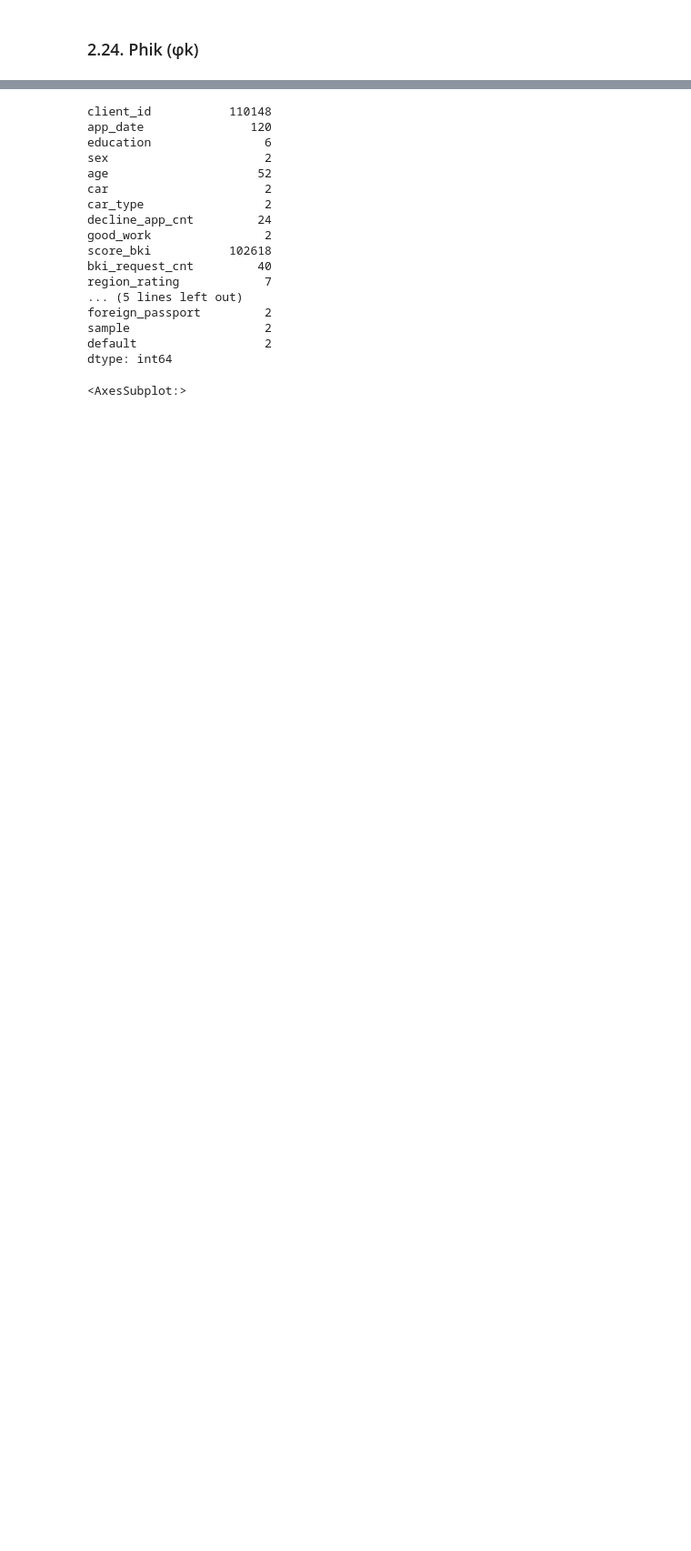
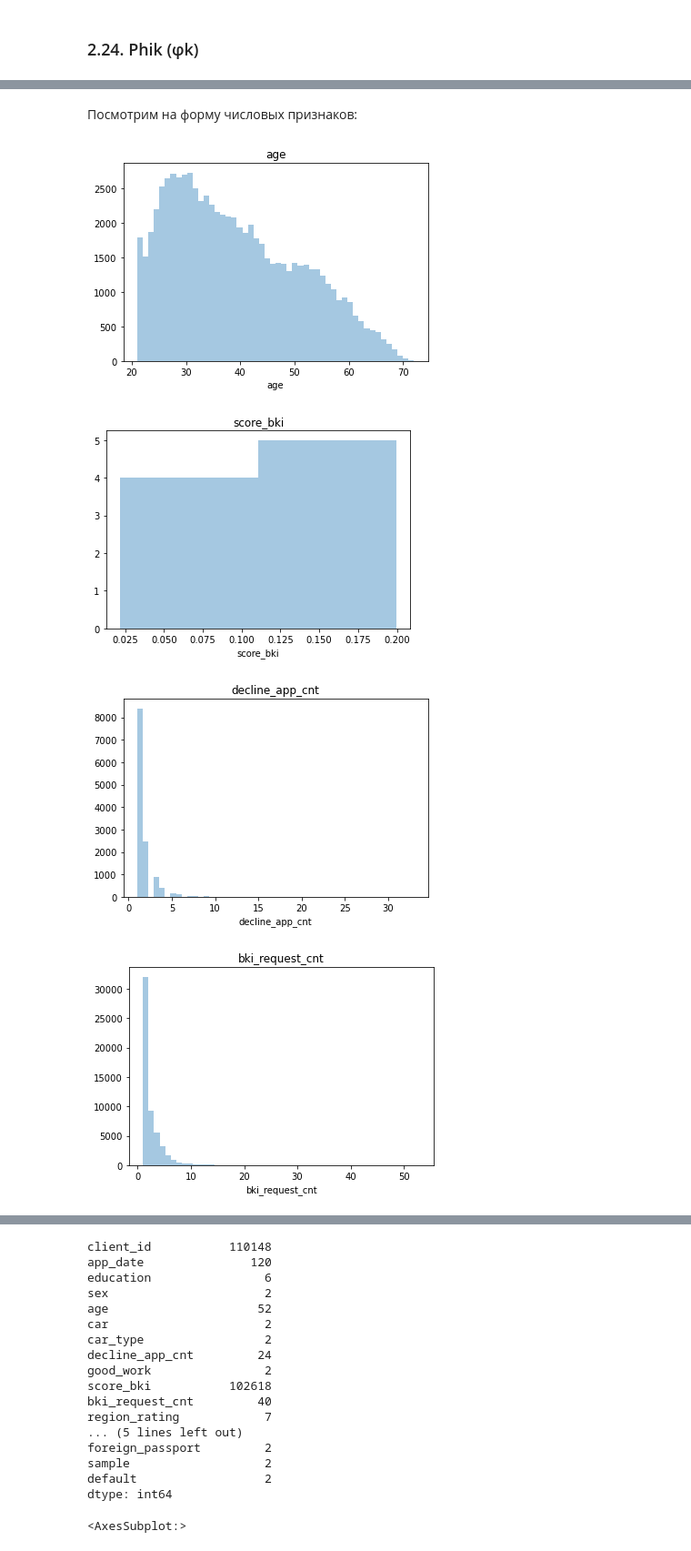
Before and after one commit to vedikhin/skillfactory, a Jupyter notebook: module_5/av-sf-scoring.ipynb, the cells around one changed output, grey strips where cells are left out. Shown at 91% size. Drawn from its saved outputs; the diff is of its cells as text; code cells hidden in the pictures; blank space fills up the shorter version.

```diff
--- a/module_5/av-sf-scoring.ipynb
+++ b/module_5/av-sf-scoring.ipynb
@@ -212,0 +220,17 @@ memory usage: 5.0+ MB
+# %%
+num_cols = ['age', 'score_bki', 'decline_app_cnt', 'bki_request_cnt', 'income']
+cat_cols = ['education', 'first_time', 'sna', 'work_address', 'home_address', 'region_rating']
+bin_cols = ['sex', 'car', 'car_type', 'good_work', 'foreign_passport']
+# %% [markdown]
+Посмотрим на форму числовых признаков:
+# %%
+for i in num_cols:
+    plt.figure()
+    sns.distplot(df_train[i][df_train[i] > 0].dropna(), kde = False, rug=False)
+    plt.title(i)
+    plt.show()
+# %% [output]
+[figure, added]
+[figure, added]
+[figure, added]
+[figure, added]
```
Also changed, not shown: parts of 24 cells of this notebook.
